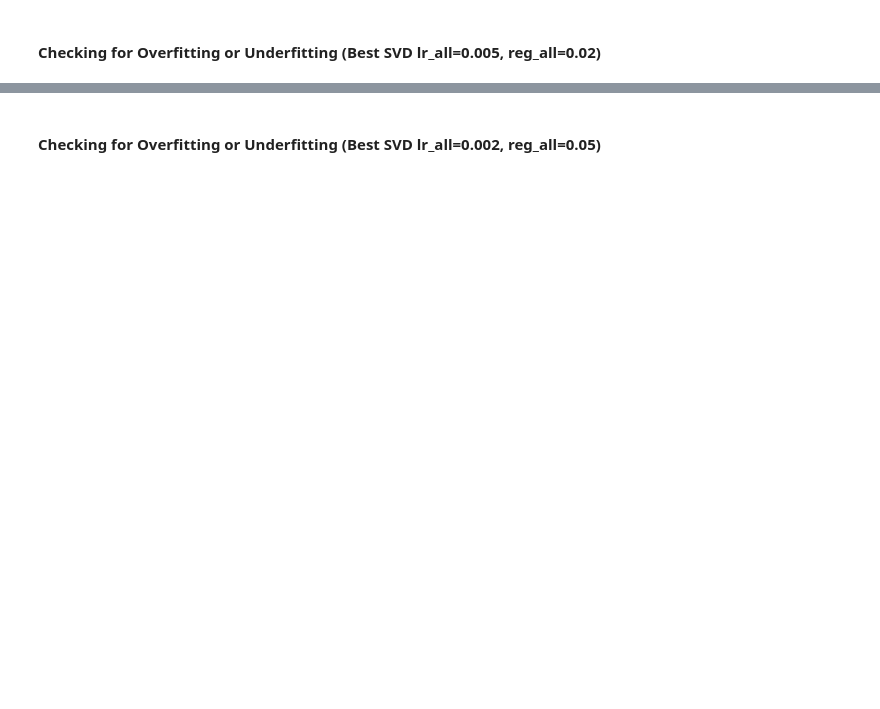
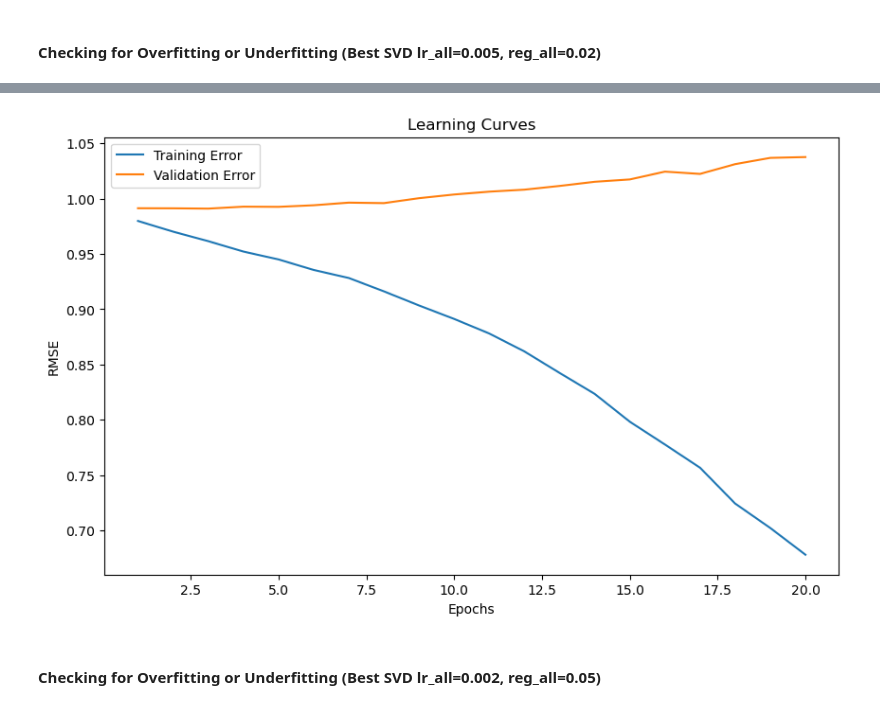
Before and after one commit to dpatel77/CocktailRecommenderSystem, a Jupyter notebook: cocktails.ipynb, the cells around one changed output, grey strips where cells are left out. Cells and saved outputs as stored; diff of their text form; code cells hidden in the pictures; blank space fills up the shorter version.

```diff
--- a/cocktails.ipynb
+++ b/cocktails.ipynb
@@ -890,44 +893,45 @@ This approach ensures that the collaborative filtering model is trained on the t
 # %% [markdown]
 #### Checking for Overfitting or Underfitting (Best SVD lr_all=0.005, reg_all=0.02)
 # %%
-# # Function to train SVD model and record RMSE at each epoch
-# def train_svd_with_learning_curves(trainset, valset, n_epochs, n_factors=100, lr_all=0.005, reg_all=0.02):
-#     train_errors = []
-#     val_errors = []
+# Function to train SVD model and record RMSE at each epoch
+def train_svd_with_learning_curves(trainset, valset, n_epochs, n_factors=100, lr_all=0.005, reg_all=0.02):
+    train_errors = []
+    val_errors = []
 
-#     svd = SVD(n_factors=n_factors, lr_all=lr_all, reg_all=reg_all, n_epochs=1)  # Initialize SVD with n_epochs=1 to control manually
+    svd = SVD(n_factors=n_factors, lr_all=lr_all, reg_all=reg_all, n_epochs=1)  # Initialize SVD with n_epochs=1 to control manually
 
-#     for epoch in range(n_epochs):
-#         svd.n_epochs = epoch + 1
-#         svd.fit(trainset)  # Incremental training
+    for epoch in range(n_epochs):
+        svd.n_epochs = epoch + 1
+        svd.fit(trainset)  # Incremental training
 
-#         # Calculate RMSE for training set
-#         train_predictions = svd.test(trainset.build_testset())
-#         train_rmse = accuracy.rmse(train_predictions, verbose=False)
-#         train_errors.append(train_rmse)
+        # Calculate RMSE for training set
+        train_predictions = svd.test(trainset.build_testset())
+        train_rmse = accuracy.rmse(train_predictions, verbose=False)
+        train_errors.append(train_rmse)
 
-#         # Calculate RMSE for validation set
-#         val_predictions = svd.test(valset)
-#         val_rmse = accuracy.rmse(val_predictions, verbose=False)
-#         val_errors.append(val_rmse)
+        # Calculate RMSE for validation set
+        val_predictions = svd.test(valset)
+        val_rmse = accuracy.rmse(val_predictions, verbose=False)
+        val_errors.append(val_rmse)
 
-#         print(f"Epoch {epoch + 1}/{n_epochs} - Training RMSE: {train_rmse:.4f}, Validation RMSE: {val_rmse:.4f}")
+        print(f"Epoch {epoch + 1}/{n_epochs} - Training RMSE: {train_rmse:.4f}, Validation RMSE: {val_rmse:.4f}")
 
-#     return train_errors, val_errors
+    return train_errors, val_errors
 
-# # Train the model and record learning curves
-# n_epochs = 20
-# train_errors, val_errors = train_svd_with_learning_curves(trainset, valset, n_epochs)
+# Train the model and record learning curves
+n_epochs = 20
+train_errors, val_errors = train_svd_with_learning_curves(trainset, valset, n_epochs)
 
-# # Plot the learning curves
-# def plot_learning_curves(train_errors, val_errors):
-#     plt.figure(figsize=(10, 6))
-#     plt.plot(range(1, n_epochs + 1), train_errors, label='Training Error')
-#     plt.plot(range(1, n_epochs + 1), val_errors, label='Validation Error')
-#     plt.xlabel('Epochs')
-#     plt.ylabel('RMSE')
-#     plt.title('Learning Curves')
-#     plt.legend()
-#     plt.show()
+# Plot the learning curves
+def plot_learning_curves(train_errors, val_errors):
+    plt.figure(figsize=(10, 6))
+    plt.plot(range(1, n_epochs + 1), train_errors, label='Training Error')
+    plt.plot(range(1, n_epochs + 1), val_errors, label='Validation Error')
+    plt.xlabel('Epochs')
+    plt.ylabel('RMSE')
+    plt.title('Learning Curves')
+    plt.legend()
+    plt.show()
 
-# plot_learning_curves(train_errors, val_errors)
+plot_learning_curves(train_errors, val_errors)
+# %% [output]
@@ -934,3 +958,4 @@ This approach ensures that the collaborative filtering model is trained on the t
+[figure, added]
 # %%
 # The learning curves in the provided plot, along with the RMSE values over the epochs, provide insights into how the model is performing during training and on the validation set. Here's what the learning curves tell us:
 
```
Also changed, not shown: parts of 31 cells of this notebook.
